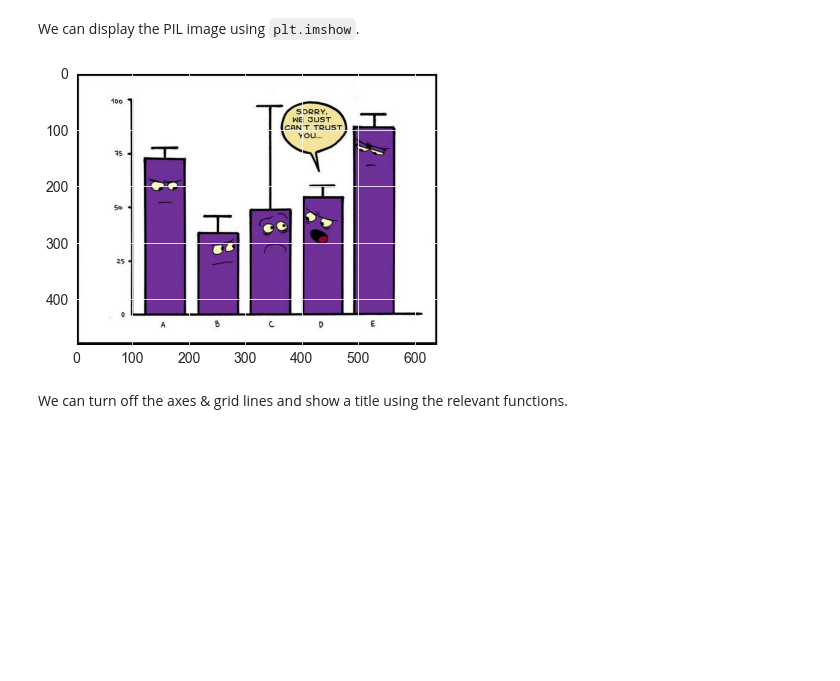
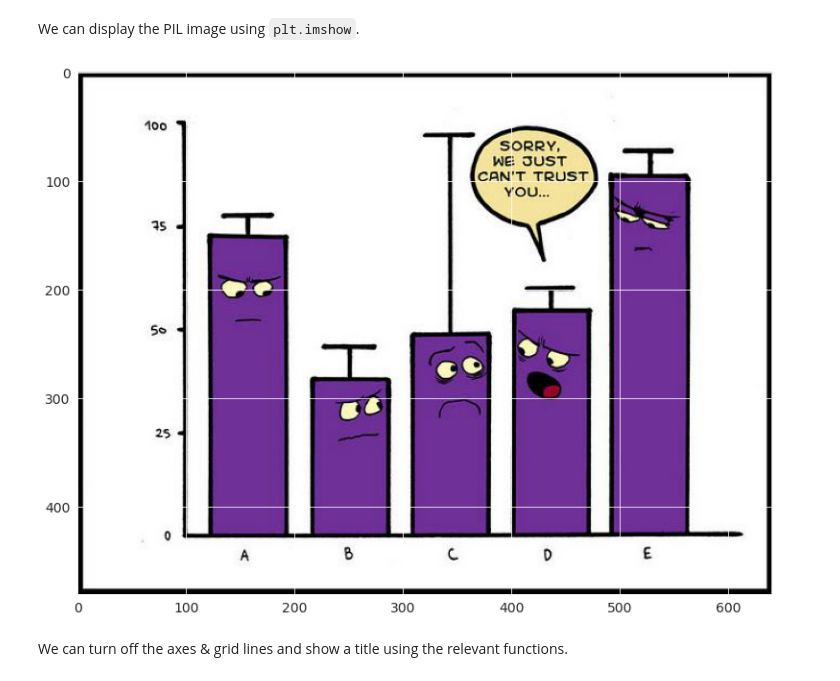
Before and after one commit to imshiv-10/Data-Analysis, a Jupyter notebook: 8_python_matplotlib_data_visualization.ipynb, the cells around one changed output. Saved outputs shown, nothing was run; the diff lists cells and outputs as text; code cells hidden in the pictures; blank space fills up the shorter version.

```diff
--- a/8_python_matplotlib_data_visualization.ipynb
+++ b/8_python_matplotlib_data_visualization.ipynb
@@ -607,10 +532,12 @@ img_array.shape
 (481, 640, 3)
 # %% [markdown]
 We can display the PIL image using `plt.imshow`.
-# %%
-plt.imshow(img);
-# %% [output]
-[figure, removed]
+# %%
+import matplotlib
+matplotlib.rcParams['figure.figsize'] = (15,10)
+plt.imshow(img);
+# %% [output]
+[figure, added]
 # %% [markdown]
 We can turn off the axes & grid lines and show a title using the relevant functions.
 # %%
```
Also changed, not shown: parts of 43 cells of this notebook.
